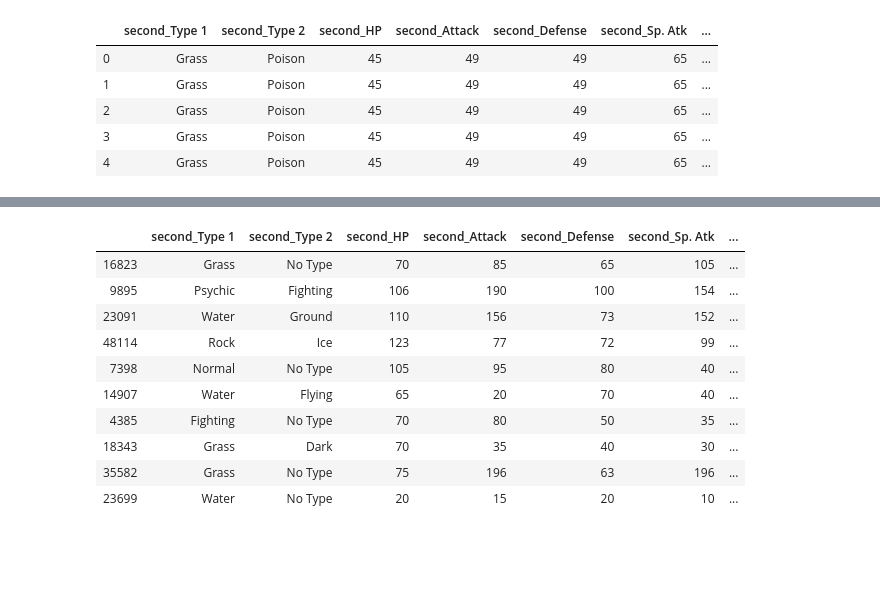
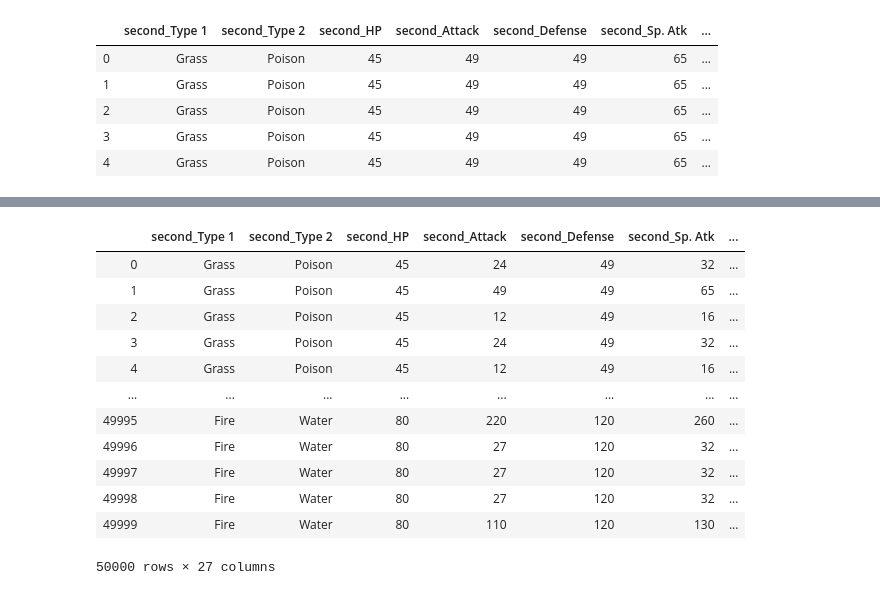
Before and after one commit to TresYap/pokemon_match_prediction, a Jupyter notebook: eda_preprocessing.ipynb, the cells around one changed output, grey strips where cells are left out. Saved outputs shown, nothing was run; the diff lists cells and outputs as text; code cells hidden in the pictures; blank space fills up the shorter version.

```diff
--- a/eda_preprocessing.ipynb
+++ b/eda_preprocessing.ipynb
@@ -141,22 +142,43 @@ train.head()
 # %%
 #Multiply atk and sp atk by the specified values in the typechart
+train['first_Multiplier'] = 1.0
+train['second_Multiplier'] = 1.0
+
+train['type_interaction'] = 0.0
+
 for idx, _ in tqdm(enumerate(train.iterrows())):
-    train.at[idx, 'first_Attack'] = train.iloc[idx].first_Attack * typechart.loc[(typechart.Attacking == train.iloc[idx]["first_Type 1"]) | (typechart.Attacking == train.iloc[idx]["first_Type 2"])][train.iloc[idx]["second_Type 1"]].prod() * typechart.loc[(typechart.Attacking == train.iloc[idx]["first_Type 1"]) | (typechart.Attacking == train.iloc[idx]["first_Type 2"])][train.iloc[idx]["second_Type 2"]].prod()
-    train.at[idx, 'first_Sp. Atk'] = train.iloc[idx]['first_Sp. Atk'] * typechart.loc[(typechart.Attacking == train.iloc[idx]["first_Type 1"]) | (typechart.Attacking == train.iloc[idx]["first_Type 2"])][train.iloc[idx]["second_Type 1"]].prod() * typechart.loc[(typechart.Attacking == train.iloc[idx]["first_Type 1"]) | (typechart.Attacking == train.iloc[idx]["first_Type 2"])][train.iloc[idx]["second_Type 2"]].prod()
+    first_multiplier = typechart.loc[(typechart.Attacking == train.iloc[idx]["first_Type 1"]) | (typechart.Attacking == train.iloc[idx]["first_Type 2"])][train.iloc[idx]["second_Type 1"]].prod() * typechart.loc[(typechart.Attacking == train.iloc[idx]["first_Type 1"]) | (typechart.Attacking == train.iloc[idx]["first_Type 2"])][train.iloc[idx]["second_Type 2"]].prod()
+    second_multiplier = typechart.loc[(typechart.Attacking == train.iloc[idx]["second_Type 1"]) | (typechart.Attacking == train.iloc[idx]["second_Type 2"])][train.iloc[idx]["first_Type 1"]].prod() * typechart.loc[(typechart.Attacking == train.iloc[idx]["second_Type 1"]) | (typechart.Attacking == train.iloc[idx]["second_Type 2"])][train.iloc[idx]["first_Type 2"]].prod()
 
-    train.at[idx, 'second_Attack'] = train.iloc[idx].second_Attack * typechart.loc[(typechart.Attacking == train.iloc[idx]["second_Type 1"]) | (typechart.Attacking == train.iloc[idx]["second_Type 2"])][train.iloc[idx]["first_Type 1"]].prod() * typechart.loc[(typechart.Attacking == train.iloc[idx]["second_Type 1"]) | (typechart.Attacking == train.iloc[idx]["second_Type 2"])][train.iloc[idx]["first_Type 2"]].prod()
-    train.at[idx, 'second_Sp. Atk'] = train.iloc[idx]['second_Sp. Atk'] * typechart.loc[(typechart.Attacking == train.iloc[idx]["second_Type 1"]) | (typechart.Attacking == train.iloc[idx]["second_Type 2"])][train.iloc[idx]["first_Type 1"]].prod() * typechart.loc[(typechart.Attacking == train.iloc[idx]["second_Type 1"]) | (typechart.Attacking == train.iloc[idx]["second_Type 2"])][train.iloc[idx]["first_Type 2"]].prod()
+    train.at[idx, 'first_Multiplier'] = first_multiplier
+    train.at[idx, 'second_Multiplier'] = second_multiplier
+
+    train.at[idx, 'type_interaction'] = second_multiplier - first_multiplier
+
+    train.at[idx, 'first_Attack'] = train.iloc[idx].first_Attack * first_multiplier
+    train.at[idx, 'first_Sp. Atk'] = train.iloc[idx]['first_Sp. Atk'] * first_multiplier
+
+    train.at[idx, 'second_Attack'] = train.iloc[idx].second_Attack * second_multiplier
+    train.at[idx, 'second_Sp. Atk'] = train.iloc[idx]['second_Sp. Atk'] * second_multiplier
+
+train['calc_speed'] = train['second_Speed'] - train['first_Speed']
+train['calc_atk'] = train['second_Attack'] - train['first_Attack']
+train['calc_def'] = train['second_Defense'] - train['first_Defense']
+train['calc_spatk'] = train['second_Sp. Atk'] - train['first_Sp. Atk']
+train['calc_spdef'] = train['second_Sp. Def'] - train['first_Sp. Def']
 # %%
-train.sample(10)
+train
 # %% [output]
 |  | second_Type 1 | second_Type 2 | second_HP | second_Attack | second_Defense | second_Sp. Atk | ... |
-| 16823 | Grass | No Type | 70 | 85 | 65 | 105 | ... |
-| 9895 | Psychic | Fighting | 106 | 190 | 100 | 154 | ... |
-| 23091 | Water | Ground | 110 | 156 | 73 | 152 | ... |
-| 48114 | Rock | Ice | 123 | 77 | 72 | 99 | ... |
-| 7398 | Normal | No Type | 105 | 95 | 80 | 40 | ... |
-| 14907 | Water | Flying | 65 | 20 | 70 | 40 | ... |
-| 4385 | Fighting | No Type | 70 | 80 | 50 | 35 | ... |
-| 18343 | Grass | Dark | 70 | 35 | 40 | 30 | ... |
-| 35582 | Grass | No Type | 75 | 196 | 63 | 196 | ... |
-| 23699 | Water | No Type | 20 | 15 | 20 | 10 | ... |
+| 0 | Grass | Poison | 45 | 24 | 49 | 32 | ... |
+| 1 | Grass | Poison | 45 | 49 | 49 | 65 | ... |
+| 2 | Grass | Poison | 45 | 12 | 49 | 16 | ... |
+| 3 | Grass | Poison | 45 | 24 | 49 | 32 | ... |
+| 4 | Grass | Poison | 45 | 12 | 49 | 16 | ... |
+| ... | ... | ... | ... | ... | ... | ... | ... |
+| 49995 | Fire | Water | 80 | 220 | 120 | 260 | ... |
+| 49996 | Fire | Water | 80 | 27 | 120 | 32 | ... |
+| 49997 | Fire | Water | 80 | 27 | 120 | 32 | ... |
+| 49998 | Fire | Water | 80 | 27 | 120 | 32 | ... |
+| 49999 | Fire | Water | 80 | 110 | 120 | 130 | ... |
+50000 rows × 27 columns
```
Also changed, not shown: parts of 21 cells of this notebook, 2 other files.
